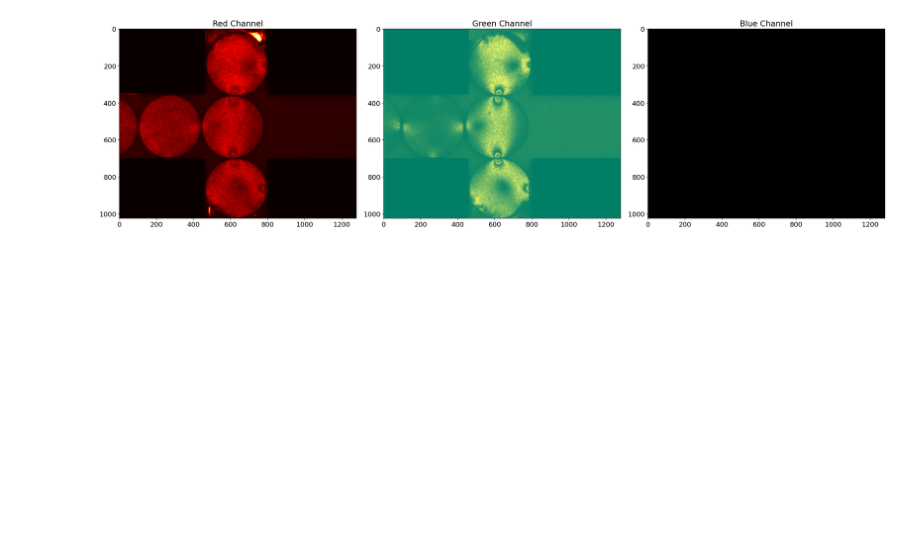
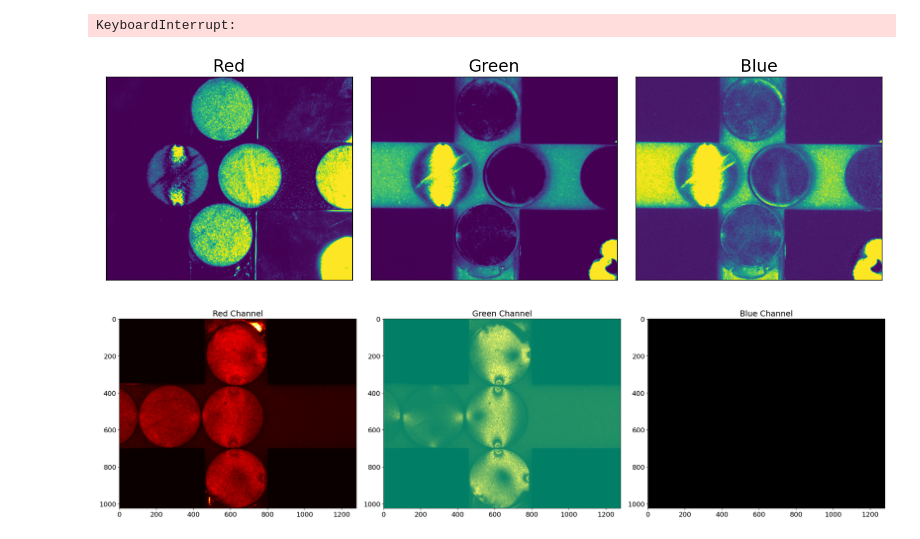
Before and after one commit to Jfeatherstone/SpaceJam, a Jupyter notebook: notebooks/RedGreenSeparation.ipynb, the cells around one changed output. Drawn from its saved outputs; the diff is of its cells as text; code cells hidden in the pictures; blank space fills up the shorter version.

```diff
--- a/notebooks/RedGreenSeparation.ipynb
+++ b/notebooks/RedGreenSeparation.ipynb
@@ -11,3 +19,37 @@ import matplotlib.pyplot as plt
 plt.rcParams['figure.dpi'] = 120
 plt.rcParams['font.size'] = 15
+# %%
+while True:
+    #time.sleep(3)
+    clear_output(wait=True)
+    imageFile = '../images/2022-04-08_Test.bmp'
+    try:
+        image = checkImageType(imageFile)
+    except:
+        continue
+
+    image = image[None:None,20:-20,:]
+
+    #fig, ax = plt.subplots(1, 3, figsize=(12,4))
+    fig = plt.figure(figsize=(12,4))
+
+    titles = ['Red', 'Green', 'Blue']
+
+    for i in range(3):
+        #ax = fig.add_subplot(1, 3, i+1, projection='3d')
+        #ax.plot_surface(np.arange(image.shape[1]),
+        #                np.vstack(np.arange(image.shape[0])), cv2.blur(image[:,:,i], (5,5)), cmap=plt.cm.jet)
+
+        ax = fig.add_subplot(1, 3, i+1)
+        ax.imshow(cv2.blur(image[:,:,i] / np.max(image[:,:,i]), (5,5)))#, cmap=plt.cm.jet)
+        ax.set_xticks([])
+        ax.set_yticks([])
+        ax.set_title(titles[i])
+
+    fig.tight_layout()
+    #plt.savefig('../images/uv_track_blue_red_green.png')
+    plt.show()
+# %% [output]
+KeyboardInterrupt:
+[figure, added]
 # %%
```
Also changed, not shown: parts of 2 cells of this notebook, 14 other files.
